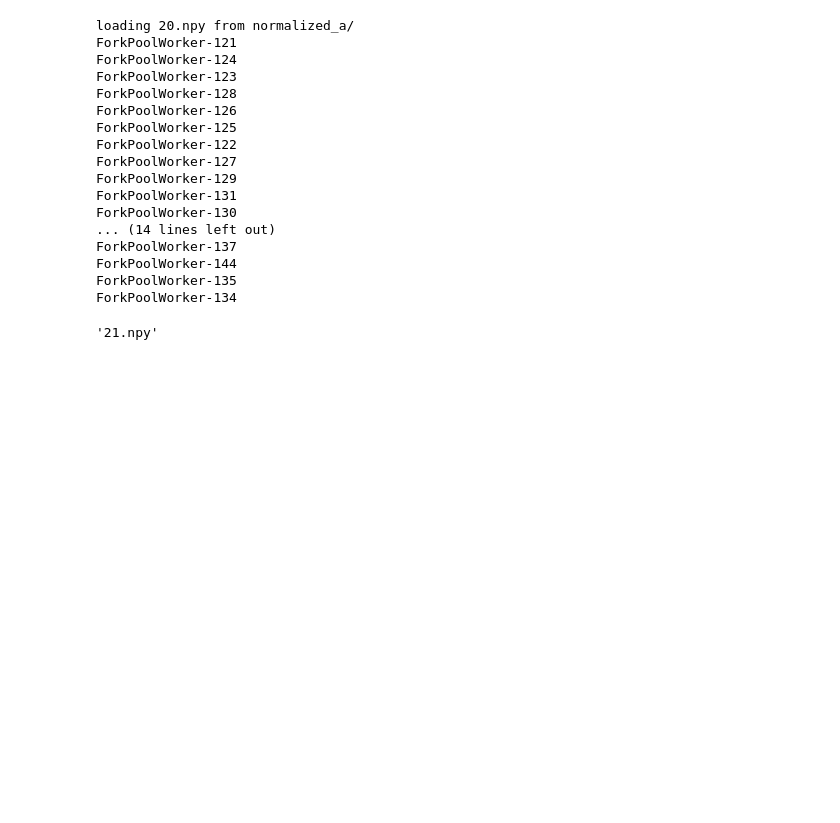
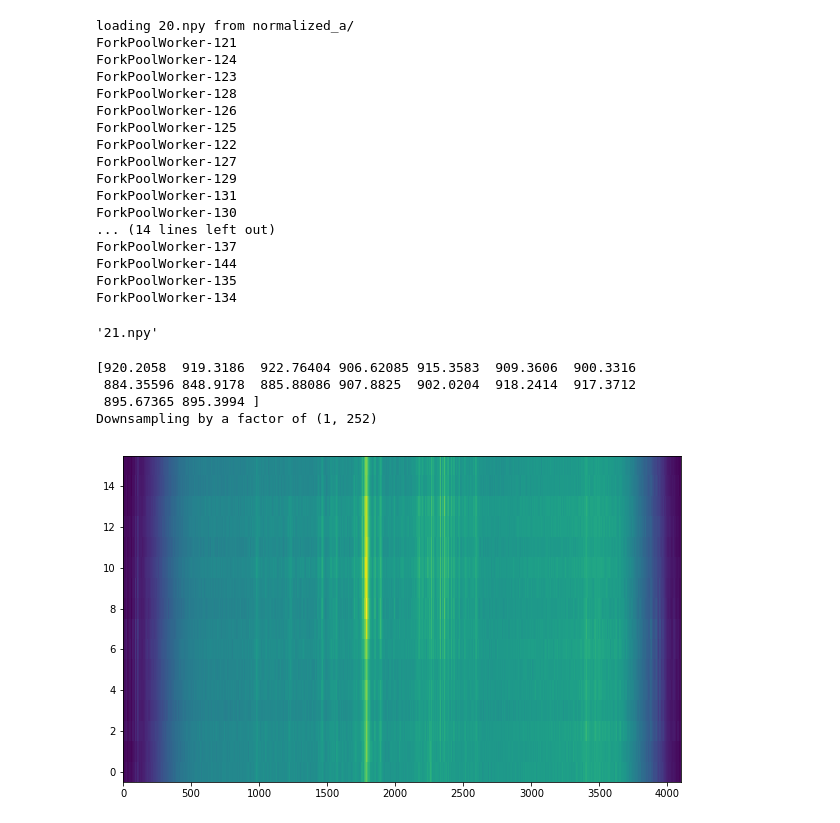
Before and after one commit to FX196/SETI-Energy-Detection, a Jupyter notebook: Bandpass Removal.ipynb, the cells around one changed output. Drawn from its saved outputs; the diff is of its cells as text; code cells hidden in the pictures; blank space fills up the shorter version.

```diff
--- a/Bandpass Removal.ipynb
+++ b/Bandpass Removal.ipynb
@@ -261,3 +261,15 @@ block
 '21.npy'
 # %%
 np.save("clean"+block, normalized)
+# %%
+block = block1.copy()
+print(block[:, 516608])
+block[:, 516608] = (block[:, 516608+1] + block[:, 516608-3])/2
+block[:, 516607] = (block[:, 516608+2] + block[:, 516608-2])/2
+plot_segment(block[:, :1033216])
+# %% [output]
+[920.2058  919.3186  922.76404 906.62085 915.3583  909.3606  900.3316
+ 884.35596 848.9178  885.88086 907.8825  902.0204  918.2414  917.3712
+ 895.67365 895.3994 ]
+Downsampling by a factor of (1, 252)
+[figure, added]
```
Also changed, not shown: parts of 1 cell of this notebook, 2 other files.
